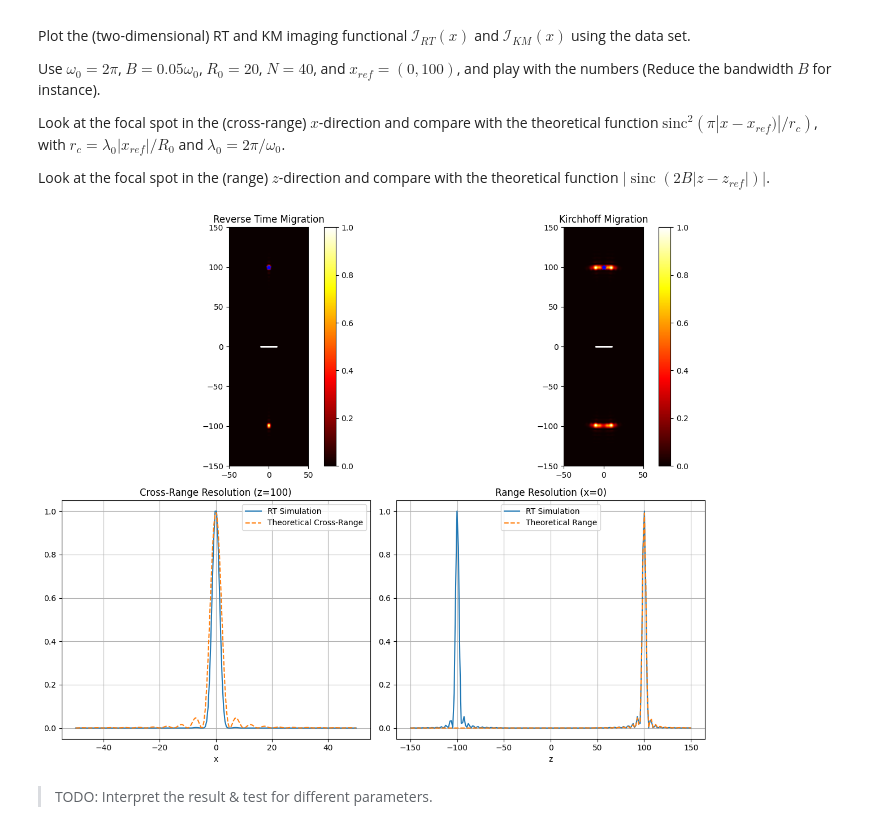
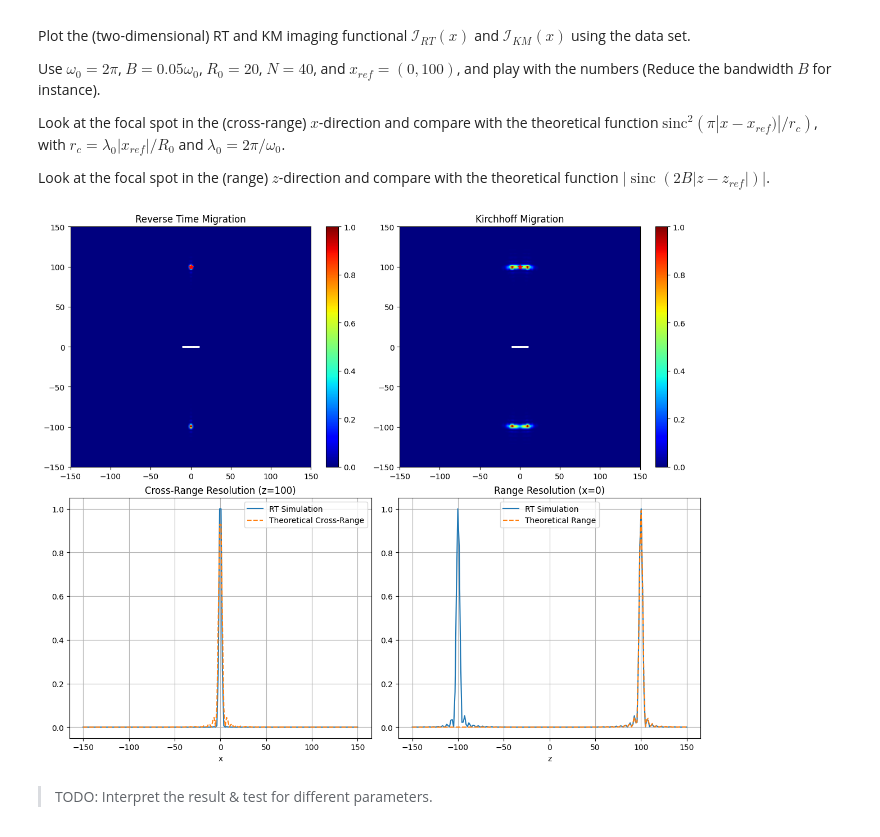
Before and after one commit to adonis107/MVA-IPI, a Jupyter notebook: notebooks/1. notebook.ipynb, the cells around one changed output. Drawn from its saved outputs; the diff is of its cells as text; code cells hidden in the pictures.

Commit message:
tried jet colormap

```diff
--- a/notebooks/1. notebook.ipynb
+++ b/notebooks/1. notebook.ipynb
@@ -229,14 +234,18 @@ for idx, x_ref in enumerate(ref_positions):
     ax_th = axes[row_idx, col_start + 1]
 
     ax_rt.set_title(f"Position {x_ref}: Reverse Time Migration")
-    ax_rt.imshow(I_RT, extent=(xlim[0], xlim[1], zlim[0], zlim[1]), origin="lower", cmap="hot")
+    ax_rt.imshow(
+        I_RT, extent=(xlim[0], xlim[1], zlim[0], zlim[1]), origin="lower", cmap="jet"
+    )
     ax_rt.scatter(x_t[:, 0], x_t[:, 1], color="white", marker="x", label="Transducers")
-    ax_rt.scatter(x_ref[0], x_ref[1], color="blue", marker="*", label="Reflector")
+    ax_rt.scatter(x_ref[0], x_ref[1], color="red", marker="*", label="Reflector")
 
     ax_th.set_title(f"Position {x_ref}: Theoretical Imaging Functional")
-    ax_th.imshow(I_TH, extent=(xlim[0], xlim[1], zlim[0], zlim[1]), origin="lower", cmap="hot")
+    ax_th.imshow(
+        I_TH, extent=(xlim[0], xlim[1], zlim[0], zlim[1]), origin="lower", cmap="jet"
+    )
     ax_th.scatter(x_t[:, 0], x_t[:, 1], color="white", marker="x", label="Transducers")
-    ax_th.scatter(x_ref[0], x_ref[1], color="blue", marker="*", label="Reflector")
+    ax_th.scatter(x_ref[0], x_ref[1], color="red", marker="*", label="Reflector")
 
 plt.tight_layout()
 plt.show()
@@ -489,14 +518,14 @@ Look at the focal spot in the (cross-range) $x$-direction and compare with the t
 Look at the focal spot in the (range) $z$-direction and compare with the theoretical function $|\operatorname{sinc}(2B |z-z_{ref}|)|$.
 # %%
 # Parameters
-N = 40                                  # Number of receivers
-w0 = 2 * np.pi                          # Center frequency
-B = 0.05 * w0                           # Bandwidth
-Nw = 41                                 # Number of frequencies samples in the band
-ws = np.linspace(w0 - B, w0 + B, Nw)    # Frequency range
+N = 40  # Number of receivers
+w0 = 2 * np.pi  # Center frequency
+B = 0.05 * w0  # Bandwidth
+Nw = 41  # Number of frequencies samples in the band
+ws = np.linspace(w0 - B, w0 + B, Nw)  # Frequency range
 
-R0 = 20                                 # Array length
-x_ref = (0, 100)                        # Point-like reflector position
+R0 = 20  # Array length
+x_ref = (0, 100)  # Point-like reflector position
 
 # Transducer positions
 x_coords = np.linspace(-R0 / 2, R0 / 2, N)
@@ -504,7 +533,7 @@ x_t = np.stack((x_coords, np.zeros(N)), axis=-1)
 
 # Grid parameters for imaging
 n = 200
-xlim = (-50, 50)
+xlim = (-150, 150)
 zlim = (-150, 150)
 x = np.linspace(xlim[0], xlim[1], n)
 z = np.linspace(zlim[0], zlim[1], n)
@@ -512,7 +541,7 @@ X, Z = np.meshgrid(x, z)
 
 # Theoretical Parameters
 lambda0 = 2 * np.pi / w0
-r_c = (lambda0 * x_ref[1]) / R0         # Cross-range resolution scale
+r_c = (lambda0 * x_ref[1]) / R0  # Cross-range resolution scale
 # %%
 Image_RT = np.zeros_like(X, dtype=complex)
 Image_KM = np.zeros_like(X, dtype=complex)
@@ -558,47 +587,47 @@ th_slice_x = np.sinc((x - x_ref[0]) / r_c) ** 2
 x_idx = np.argmin(np.abs(x - x_ref[0]))
 rt_slice_z = I_RT[:, x_idx]
 dist_z = np.abs(z - x_ref[1])
-th_slice_z = np.abs(np.sinc((2 * B * dist_z) / np.pi))**2
+th_slice_z = np.abs(np.sinc((2 * B * dist_z) / np.pi)) ** 2
 
 # Plot Results
 fig, axes = plt.subplots(2, 2, figsize=(12, 10))
 
 # Reverse-Time Migration Image
-im1 = axes[0, 0].imshow(I_RT, extent=(*xlim, *zlim), origin="lower", cmap="hot")
+im1 = axes[0, 0].imshow(I_RT, extent=(*xlim, *zlim), origin="lower", cmap="jet")
 axes[0, 0].set_title("Reverse Time Migration")
-axes[0, 0].scatter(*x_ref, c="blue", marker="*", label="Reflector")
+axes[0, 0].scatter(*x_ref, color="red", marker="*", label="Reflector")
 axes[0, 0].scatter(x_t[:, 0], x_t[:, 1], c="white", s=1, label="Transducers")
-axes[0, 0].set_aspect('equal')
+axes[0, 0].set_aspect("equal")
 plt.colorbar(im1, ax=axes[0, 0])
 
 # Kirchhoff Migration Image
-im2 = axes[0, 1].imshow(I_KM, extent=(*xlim, *zlim), origin="lower", cmap="hot")
+im2 = axes[0, 1].imshow(I_KM, extent=(*xlim, *zlim), origin="lower", cmap="jet")
 axes[0, 1].set_title("Kirchhoff Migration")
-axes[0, 1].scatter(*x_ref, c="blue", marker="*", label="Reflector")
+axes[0, 1].scatter(*x_ref, color="red", marker="*", label="Reflector")
 axes[0, 1].scatter(x_t[:, 0], x_t[:, 1], c="white", s=1, label="Transducers")
-axes[0, 1].set_aspect('equal')
+axes[0, 1].set_aspect("equal")
 plt.colorbar(im2, ax=axes[0, 1])
 
 # Cross-Range Slice
 axes[1, 0].plot(x, rt_slice_x, label="RT Simulation")
 axes[1, 0].plot(x, th_slice_x, "--", label="Theoretical Cross-Range")
 axes[1, 0].set_title(f"Cross-Range Resolution (z={x_ref[1]})")
 axes[1, 0].set_xlabel("x")
 axes[1, 0].legend()
 axes[1, 0].grid(True)
 
 # Range Slice
 axes[1, 1].plot(z, rt_slice_z, label="RT Simulation")
 axes[1, 1].plot(z, th_slice_z, "--", label="Theoretical Range")
 axes[1, 1].set_title(f"Range Resolution (x={x_ref[0]})")
 axes[1, 1].set_xlabel("z")
 axes[1, 1].legend()
 axes[1, 1].grid(True)
 
 plt.tight_layout()
 plt.show()
 # %% [output]
-[figure, old version]
+[figure, new version]
 # %% [markdown]
 <blockquote>
 
```
Also changed, not shown: parts of 13 cells of this notebook.
